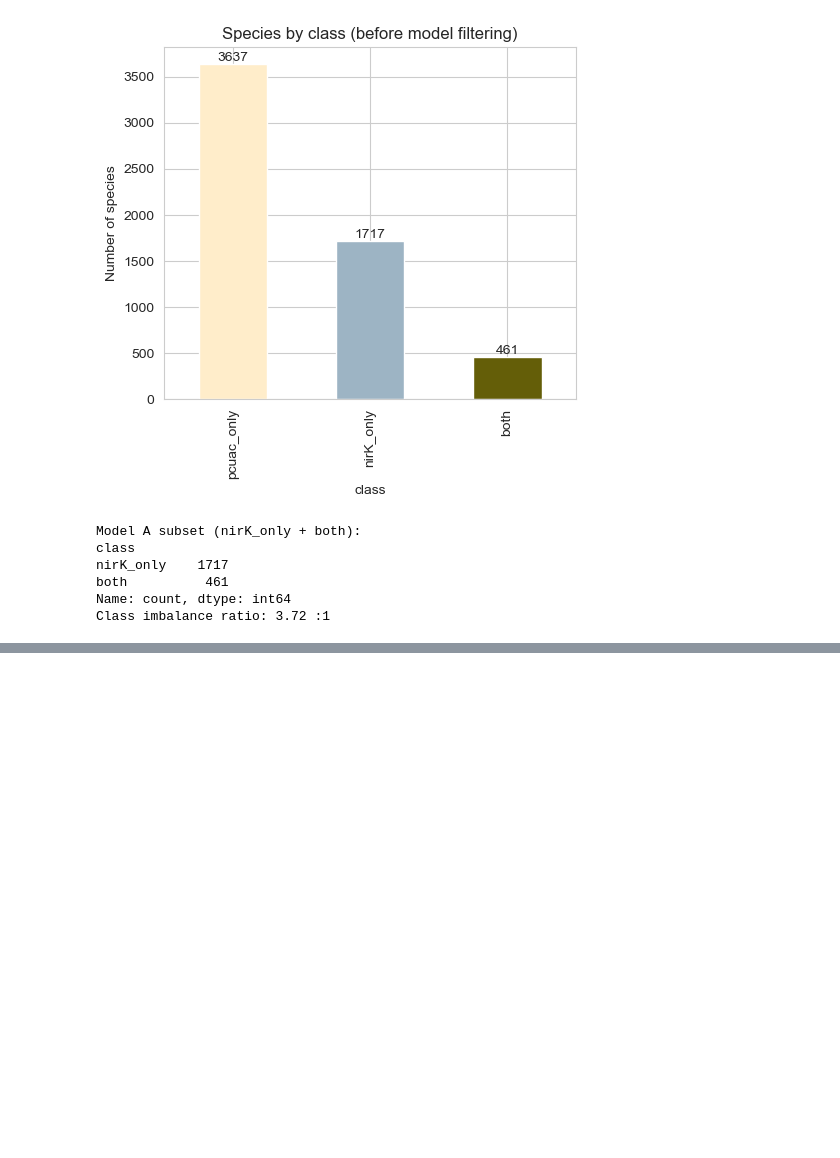
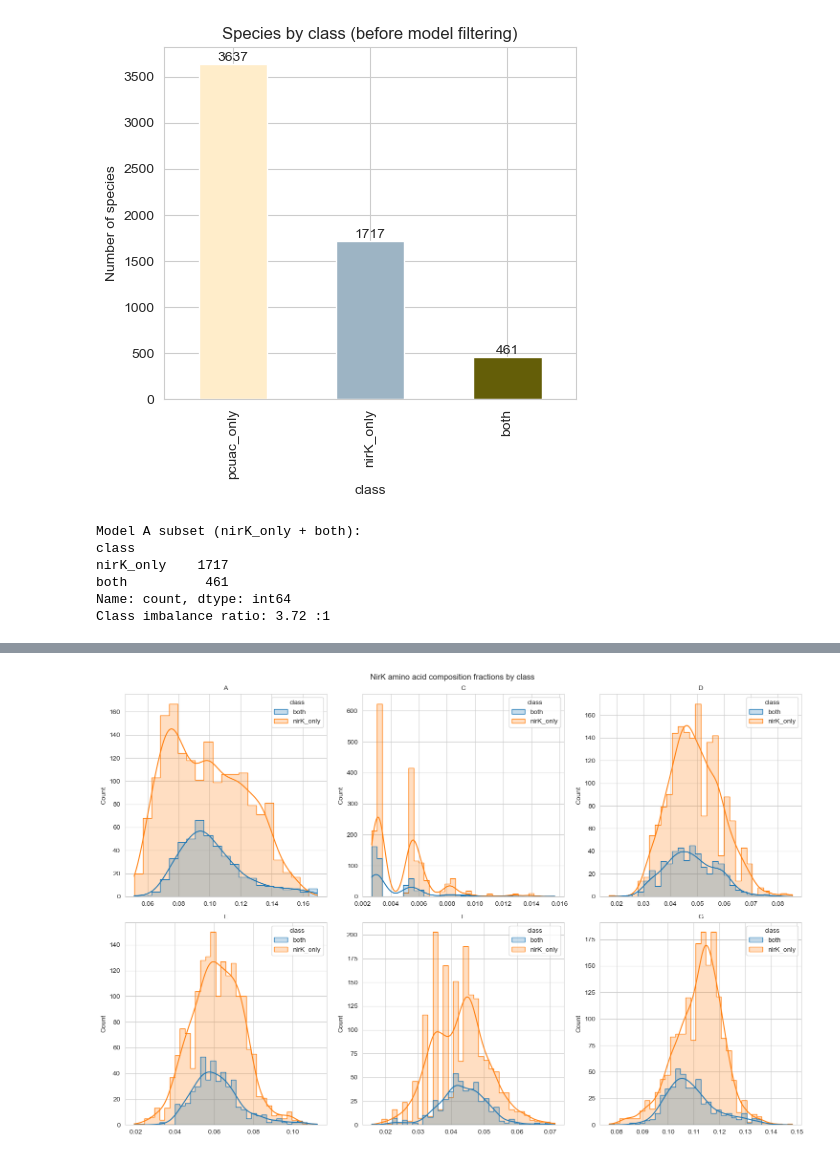
Before and after one commit to dayanaraaa/predicting-nirk-pcuac-cooccurrence, a Jupyter notebook: scripts/stage_5/model_A_final.ipynb, the cells around one changed output, grey strips where cells are left out. Drawn from its saved outputs; the diff is of its cells as text; code cells hidden in the pictures; blank space fills up the shorter version.

```diff
--- a/scripts/stage_5/model_A_final.ipynb
+++ b/scripts/stage_5/model_A_final.ipynb
@@ -306,0 +322,12 @@ Class imbalance ratio: 3.72 :1
+# %%
+# Distribution of NirK amino acid composition fractions by class
+fig, axes = plt.subplots(2,3, figsize=(15,10))
+for ax, feat in zip(axes.flat, AA_NIRK_FEATURES):
+    sns.histplot(data=eda_df, x=feat, hue="class", kde=True, element="step", ax=ax)
+    ax.set_title(feat.replace("nirK_aa_frac_",""), fontsize=10)
+    ax.set_xlabel("")
+fig.suptitle("NirK amino acid composition fractions by class")
+fig.tight_layout()
+plt.show()
+# %% [output]
+[figure, added]
```
Also changed, not shown: parts of 7 cells of this notebook, 6 other files.
